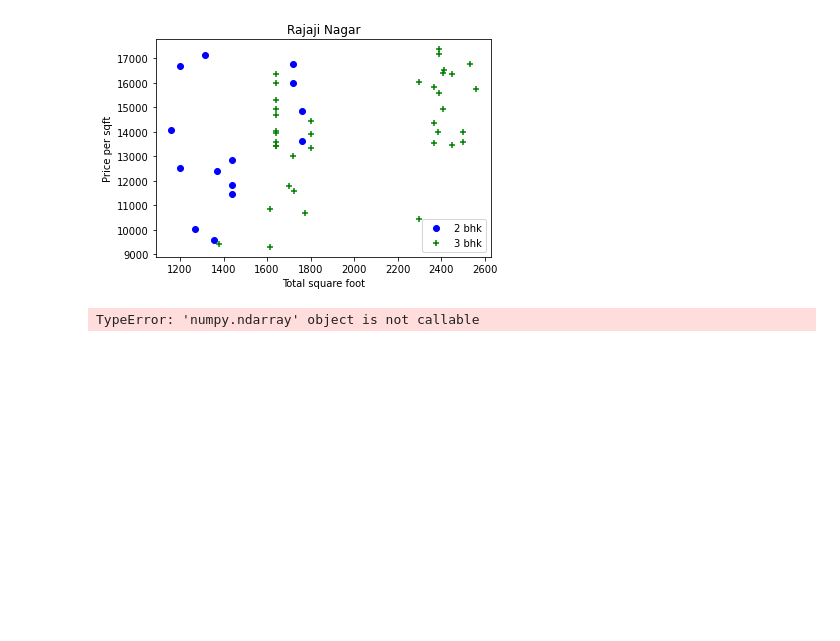
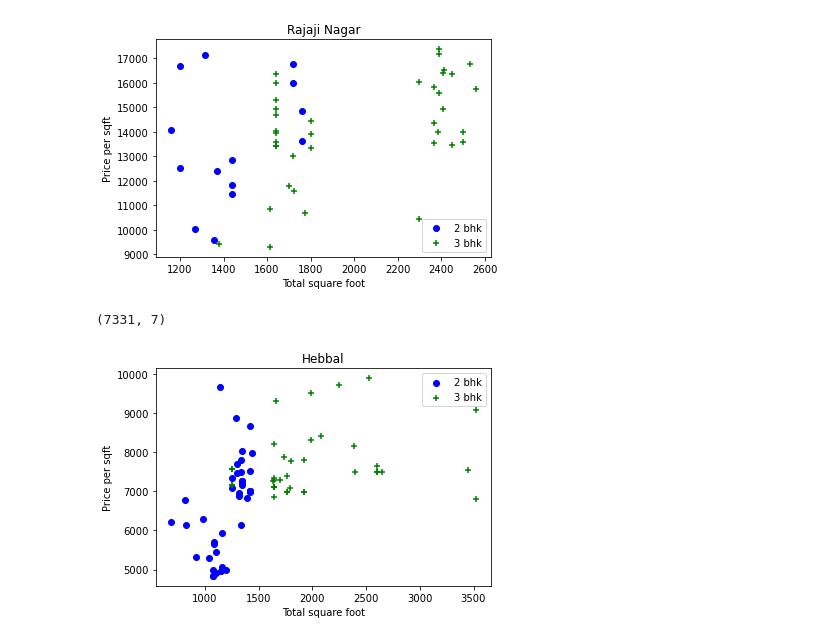
Before and after one commit to ManD12218/Project-Bangalore-House-price-prediction, a Jupyter notebook: Bangalore House price.ipynb, the cells around one changed output. Saved outputs shown, nothing was run; the diff lists cells and outputs as text; code cells hidden in the pictures; blank space fills up the shorter version.

```diff
--- a/Bangalore House price.ipynb
+++ b/Bangalore House price.ipynb
@@ -442,7 +442,7 @@ plot_scatter(df07,'Rajaji Nagar')
 [figure]
 # %%
 def remove_bhk_outliers(df):
-    exclude_indices=np.array[()]
+    exclude_indices=np.array([])
     for location,location_df in df.groupby('location'):
         bhk_stats={}
         for bhk,bhk_df in location_df.groupby('bhk'):
@@ -456,7 +456,12 @@ def remove_bhk_outliers(df):
             if stats and stats['count']>5:
                 exclude_indices=np.append(exclude_indices,bhk_df[bhk_df['price_per_sqft']<(stats['mean'])].index.values)
     return df.drop(exclude_indices,axis='index')
-# %%
-df07.values
-# %% [output]
-TypeError: 'numpy.ndarray' object is not callable
+# %%
+df08=remove_bhk_outliers(df07)
+df08.shape
+# %% [output]
+(7331, 7)
+# %%
+plot_scatter(df08,'Hebbal')
+# %% [output]
+[figure, added]
```
Also changed, not shown: parts of 5 cells of this notebook.
